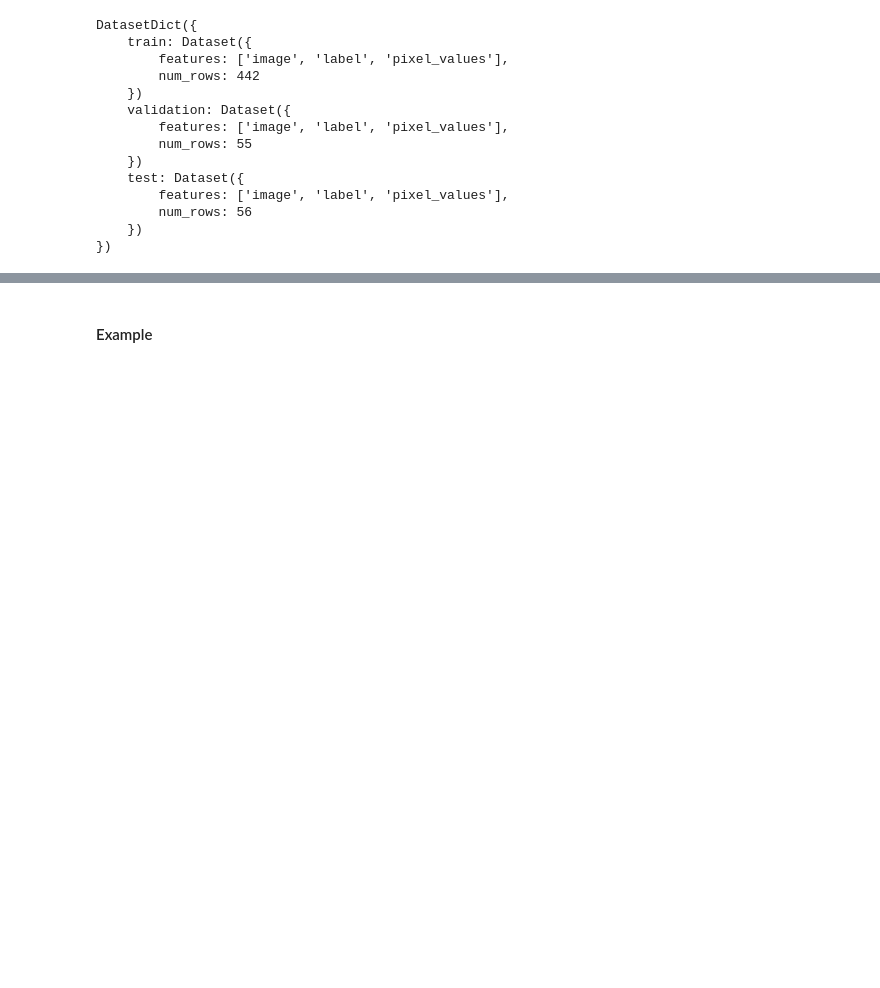
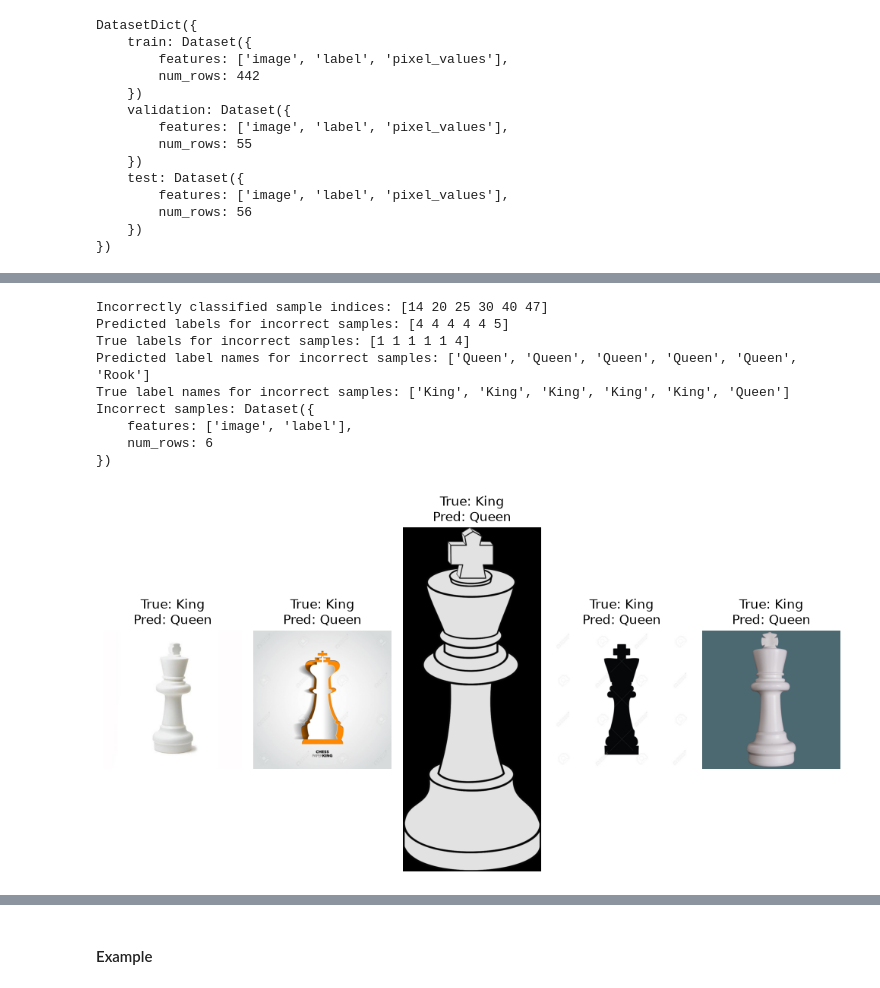
Before and after one commit to chandrashekar-babu/huggingface-transformers, a Jupyter notebook: Day_4/2026_Oct15_Morning.ipynb, the cells around one changed output, grey strips where cells are left out. Saved outputs shown, nothing was run; the diff lists cells and outputs as text; code cells hidden in the pictures; blank space fills up the shorter version.

```diff
--- a/Day_4/2026_Oct15_Morning.ipynb
+++ b/Day_4/2026_Oct15_Morning.ipynb
@@ -1324,3 +1129,51 @@ plt.show()
+# %%
+import matplotlib.pyplot as plt
+
+
+incorrect_indices = np.where(true_labels != predicted_labels)[0]
+incorrect_labels = predicted_labels[incorrect_indices]
+true_labels_incorrect = true_labels[incorrect_indices]
+
+true_label_names = dataset["test"].features["label"]
+
+print("Incorrectly classified sample indices:", incorrect_indices)
+print("Predicted labels for incorrect samples:", incorrect_labels)
+print("True labels for incorrect samples:", true_labels_incorrect)
+
+incorrect_label_names = dataset["test"].features["label"].int2str(incorrect_labels)
+true_label_names_incorrect = dataset["test"].features["label"].int2str(true_labels_incorrect)
+print("Predicted label names for incorrect samples:", incorrect_label_names)
+print("True label names for incorrect samples:", true_label_names_incorrect)
+
+incorrect_samples = dataset["test"].select(incorrect_indices)
+print("Incorrect samples:", incorrect_samples)
+
+num_plots = min(5, len(incorrect_samples))
+
+plt.figure(figsize=(10, 5))
+for i in range(num_plots):
+    idx = incorrect_indices[i]
+    # Assuming the dataset returns a dictionary with 'image' and 'label'
+    sample = test_dataset[idx]
+    image = sample['image']
+
+    plt.subplot(1, num_plots, i + 1)
+    plt.imshow(image)
+    plt.title(f"True: {true_label_names_incorrect[i]}\nPred: {incorrect_label_names[i]}")
+    plt.axis('off')
+plt.tight_layout()
+plt.show()
+# %% [output]
+Incorrectly classified sample indices: [14 20 25 30 40 47]
+Predicted labels for incorrect samples: [4 4 4 4 4 5]
+True labels for incorrect samples: [1 1 1 1 1 4]
+Predicted label names for incorrect samples: ['Queen', 'Queen', 'Queen', 'Queen', 'Queen', 'Rook']
+True label names for incorrect samples: ['King', 'King', 'King', 'King', 'King', 'Queen']
+Incorrect samples: Dataset({
+    features: ['image', 'label'],
+    num_rows: 6
+})
+[figure, added]
 # %% [markdown]
 ---
 
```
Also changed, not shown: parts of 21 cells of this notebook, 1 other file.
